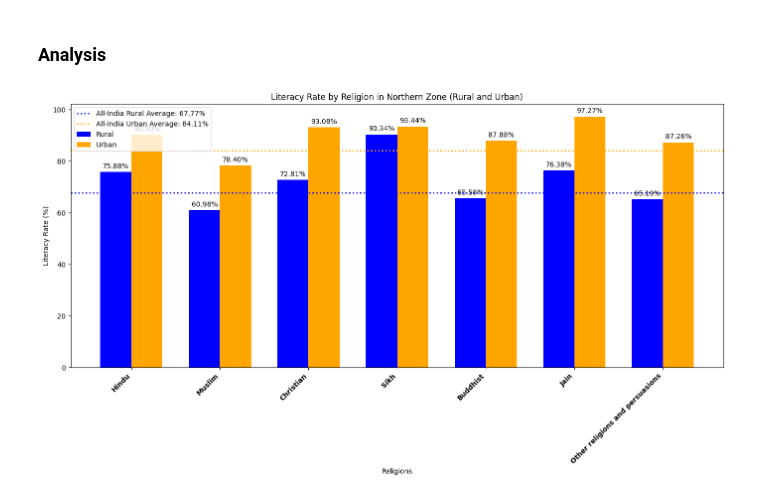
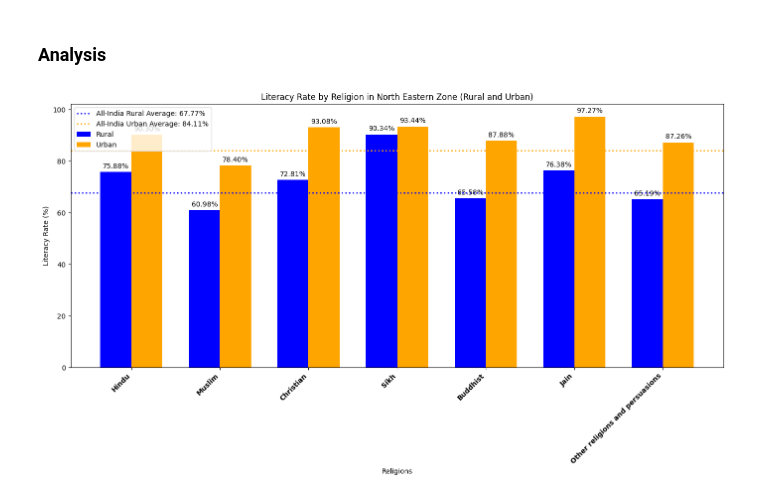
Before and after one commit to Shubham18024/Census_Analysis, a Jupyter notebook: Shubham18024/Zone_wise_comparison_L0102.ipynb, the cells around one changed output. Cells and saved outputs as stored; diff of their text form; code cells hidden in the pictures.

```diff
--- a/Shubham18024/Zone_wise_comparison_L0102.ipynb
+++ b/Shubham18024/Zone_wise_comparison_L0102.ipynb
@@ -244,7 +244,7 @@ DataFrame saved to All_Zone_Literacy_Data/Central_Zone_Specific.csv
 # List of religions
 religions = ['Hindu', 'Muslim', 'Christian', 'Sikh', 'Buddhist', 'Jain', 'Other religions and persuasions']
 
-# Extract rural and urban literacy rates for each religion in the Northern Zone
+# Extract rural and urban literacy rates for each religion in the Central Zone
 northern_lit_rates_rural = result_df[result_df['Zone'] == 'Rural'][[f'L_R_{rel} (%)' for rel in religions]].values.flatten()
 northern_lit_rates_urban = result_df[result_df['Zone'] == 'Urban'][[f'L_R_{rel} (%)' for rel in religions]].values.flatten()
 
@@ -275,7 +275,7 @@ ax.axhline(y=all_india_lit_rate_urban, color='orange', linestyle=':', linewidth=
 # Add some text for labels, title, and custom x-axis tick labels, etc.
 ax.set_xlabel('Religions')
 ax.set_ylabel('Literacy Rate (%)')
-ax.set_title('Literacy Rate by Religion in Northern Zone (Rural and Urban)')
+ax.set_title('Literacy Rate by Religion in Central Zone (Rural and Urban)')
 ax.set_xticks(x)
 ax.set_xticklabels(religions, rotation=45, ha='right', fontweight='bold')
 ax.legend()
@@ -375,7 +375,7 @@ DataFrame saved to Eastern_Zone_Specific.csv
 # List of religions
 religions = ['Hindu', 'Muslim', 'Christian', 'Sikh', 'Buddhist', 'Jain', 'Other religions and persuasions']
 
-# Extract rural and urban literacy rates for each religion in the Northern Zone
+# Extract rural and urban literacy rates for each religion in the Eastern Zone
 northern_lit_rates_rural = result_df[result_df['Zone'] == 'Rural'][[f'L_R_{rel} (%)' for rel in religions]].values.flatten()
 northern_lit_rates_urban = result_df[result_df['Zone'] == 'Urban'][[f'L_R_{rel} (%)' for rel in religions]].values.flatten()
 
@@ -406,7 +406,7 @@ ax.axhline(y=all_india_lit_rate_urban, color='orange', linestyle=':', linewidth=
 # Add some text for labels, title, and custom x-axis tick labels, etc.
 ax.set_xlabel('Religions')
 ax.set_ylabel('Literacy Rate (%)')
-ax.set_title('Literacy Rate by Religion in Northern Zone (Rural and Urban)')
+ax.set_title('Literacy Rate by Religion in Eastern Zone (Rural and Urban)')
 ax.set_xticks(x)
 ax.set_xticklabels(religions, rotation=45, ha='right', fontweight='bold')
 ax.legend()
@@ -507,7 +507,7 @@ DataFrame saved to Western_Zone_Specific.csv
 # List of religions
 religions = ['Hindu', 'Muslim', 'Christian', 'Sikh', 'Buddhist', 'Jain', 'Other religions and persuasions']
 
-# Extract rural and urban literacy rates for each religion in the Northern Zone
+# Extract rural and urban literacy rates for each religion in the Western Zone
 northern_lit_rates_rural = result_df[result_df['Zone'] == 'Rural'][[f'L_R_{rel} (%)' for rel in religions]].values.flatten()
 northern_lit_rates_urban = result_df[result_df['Zone'] == 'Urban'][[f'L_R_{rel} (%)' for rel in religions]].values.flatten()
 
@@ -538,7 +538,7 @@ ax.axhline(y=all_india_lit_rate_urban, color='orange', linestyle=':', linewidth=
 # Add some text for labels, title, and custom x-axis tick labels, etc.
 ax.set_xlabel('Religions')
 ax.set_ylabel('Literacy Rate (%)')
-ax.set_title('Literacy Rate by Religion in Northern Zone (Rural and Urban)')
+ax.set_title('Literacy Rate by Religion in Western Zone (Rural and Urban)')
 ax.set_xticks(x)
 ax.set_xticklabels(religions, rotation=45, ha='right', fontweight='bold')
 ax.legend()
@@ -639,7 +639,7 @@ DataFrame saved to Southern_Zone_Specific.csv
 # List of religions
 religions = ['Hindu', 'Muslim', 'Christian', 'Sikh', 'Buddhist', 'Jain', 'Other religions and persuasions']
 
-# Extract rural and urban literacy rates for each religion in the Northern Zone
+# Extract rural and urban literacy rates for each religion in the Southern Zone
 northern_lit_rates_rural = result_df[result_df['Zone'] == 'Rural'][[f'L_R_{rel} (%)' for rel in religions]].values.flatten()
 northern_lit_rates_urban = result_df[result_df['Zone'] == 'Urban'][[f'L_R_{rel} (%)' for rel in religions]].values.flatten()
 
@@ -670,7 +670,7 @@ ax.axhline(y=all_india_lit_rate_urban, color='orange', linestyle=':', linewidth=
 # Add some text for labels, title, and custom x-axis tick labels, etc.
 ax.set_xlabel('Religions')
 ax.set_ylabel('Literacy Rate (%)')
-ax.set_title('Literacy Rate by Religion in Northern Zone (Rural and Urban)')
+ax.set_title('Literacy Rate by Religion in Southern Zone (Rural and Urban)')
 ax.set_xticks(x)
 ax.set_xticklabels(religions, rotation=45, ha='right', fontweight='bold')
 ax.legend()
@@ -774,7 +774,7 @@ DataFrame saved to North-Eastern_Zone_Specific.csv
 # List of religions
 religions = ['Hindu', 'Muslim', 'Christian', 'Sikh', 'Buddhist', 'Jain', 'Other religions and persuasions']
 
-# Extract rural and urban literacy rates for each religion in the Northern Zone
+# Extract rural and urban literacy rates for each religion in the North Eastern Zone
 northern_lit_rates_rural = result_df[result_df['Zone'] == 'Rural'][[f'L_R_{rel} (%)' for rel in religions]].values.flatten()
 northern_lit_rates_urban = result_df[result_df['Zone'] == 'Urban'][[f'L_R_{rel} (%)' for rel in religions]].values.flatten()
 
@@ -799,32 +799,32 @@ bars1 = ax.bar(x - width/2, northern_lit_rates_rural, width, label='Rural', colo
 bars2 = ax.bar(x + width/2, northern_lit_rates_urban, width, label='Urban', color='orange')
 
 # Add horizontal lines for all-India literacy rates
 ax.axhline(y=all_india_lit_rate_rural, color='blue', linestyle=':', linewidth=2, label=f'All-India Rural Average: {all_india_lit_rate_rural:.2f}%')
 ax.axhline(y=all_india_lit_rate_urban, color='orange', linestyle=':', linewidth=2, label=f'All-India Urban Average: {all_india_lit_rate_urban:.2f}%')
 
 # Add some text for labels, title, and custom x-axis tick labels, etc.
 ax.set_xlabel('Religions')
 ax.set_ylabel('Literacy Rate (%)')
-ax.set_title('Literacy Rate by Religion in Northern Zone (Rural and Urban)')
+ax.set_title('Literacy Rate by Religion in North Eastern Zone (Rural and Urban)')
 ax.set_xticks(x)
 ax.set_xticklabels(religions, rotation=45, ha='right', fontweight='bold')
 ax.legend()
 
 # Attach a text label above each bar, displaying its height
 def autolabel(bars):
     for bar in bars:
         height = bar.get_height()
         ax.annotate(f'{height:.2f}%',
                     xy=(bar.get_x() + bar.get_width() / 2, height),
                     xytext=(0, 3),  # 3 points vertical offset
                     textcoords="offset points",
                     ha='center', va='bottom')
 
 autolabel(bars1)
 autolabel(bars2)
 
 fig.tight_layout()
 
 plt.show()
 # %% [output]
-[figure, old version]
+[figure, new version]
```
